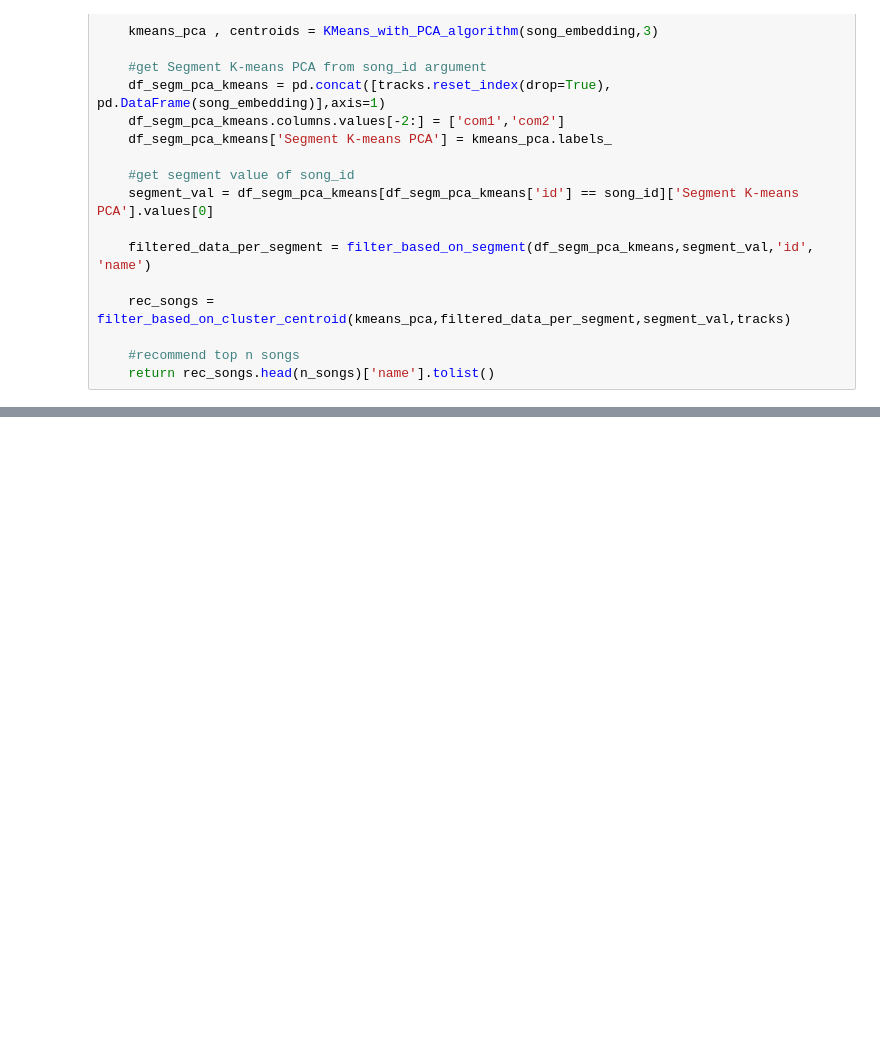
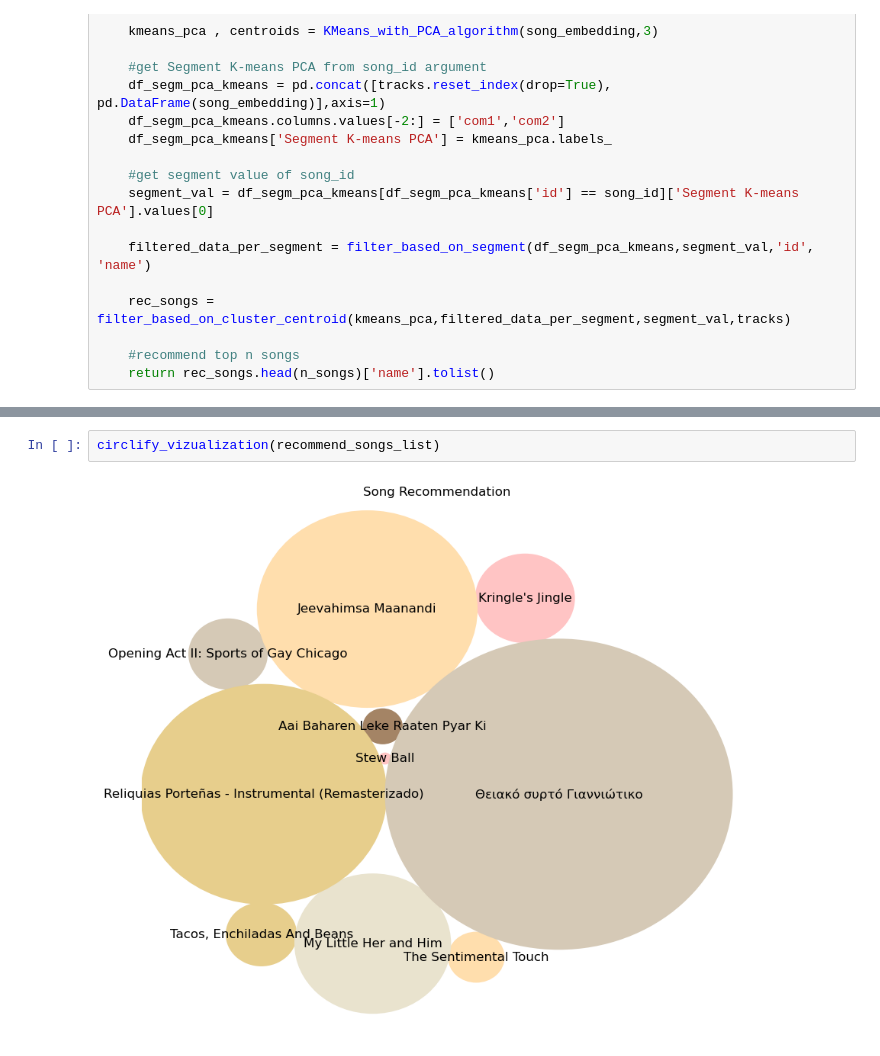
Before and after one commit to ssty/ML-ABKS-Music-Recommender-System, a Jupyter notebook: Notebooks/Content_Based.ipynb, the cells around one changed output, grey strips where cells are left out. Cells and saved outputs as stored; diff of their text form; blank space fills up the shorter version.

Commit message:
added data visualization in utility

```diff
--- a/Notebooks/Content_Based.ipynb
+++ b/Notebooks/Content_Based.ipynb
@@ -155,0 +150,4 @@ plt.show()
+# %%
+circlify_vizualization(recommend_songs_list)
+# %% [output]
+[figure, added]
```
Also changed, not shown: parts of 10 cells of this notebook, 2 other files.
